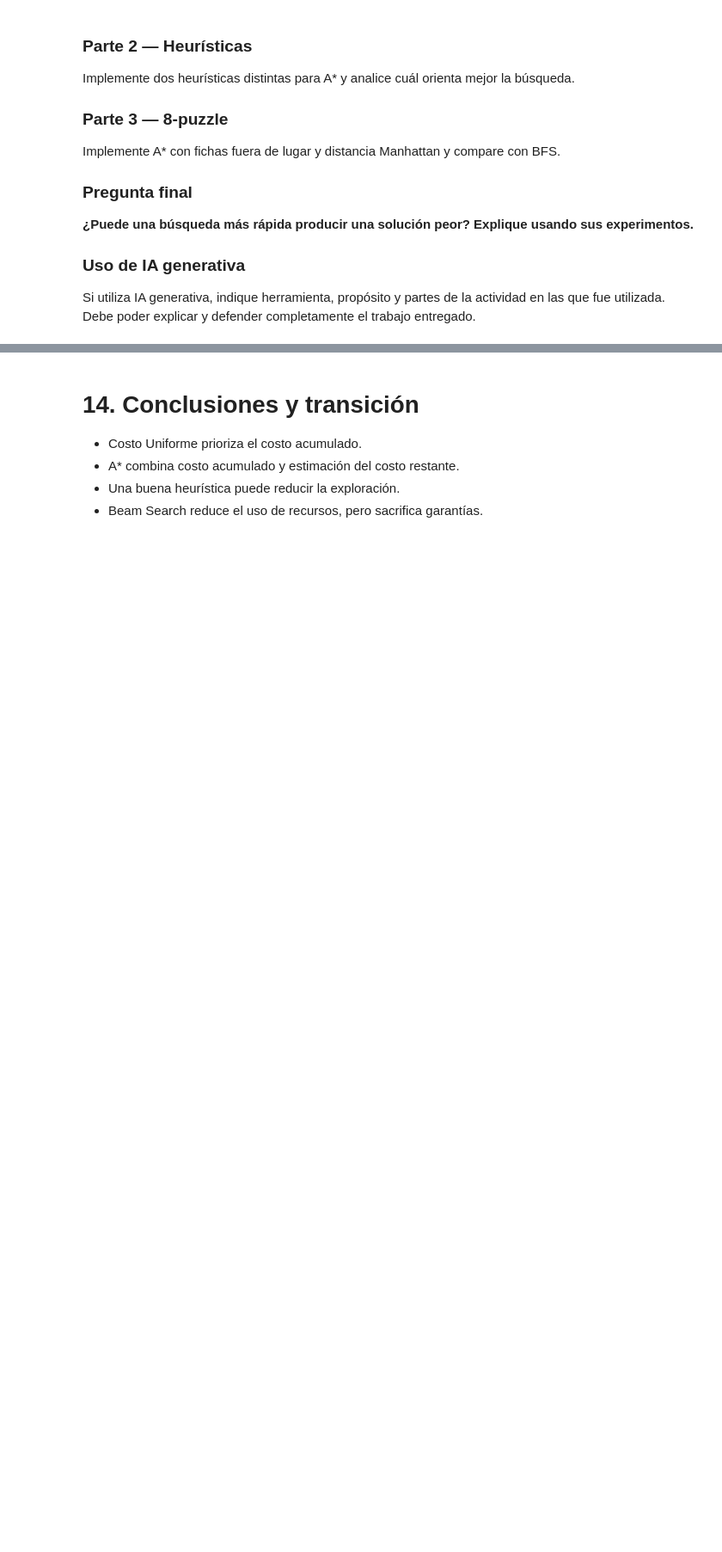
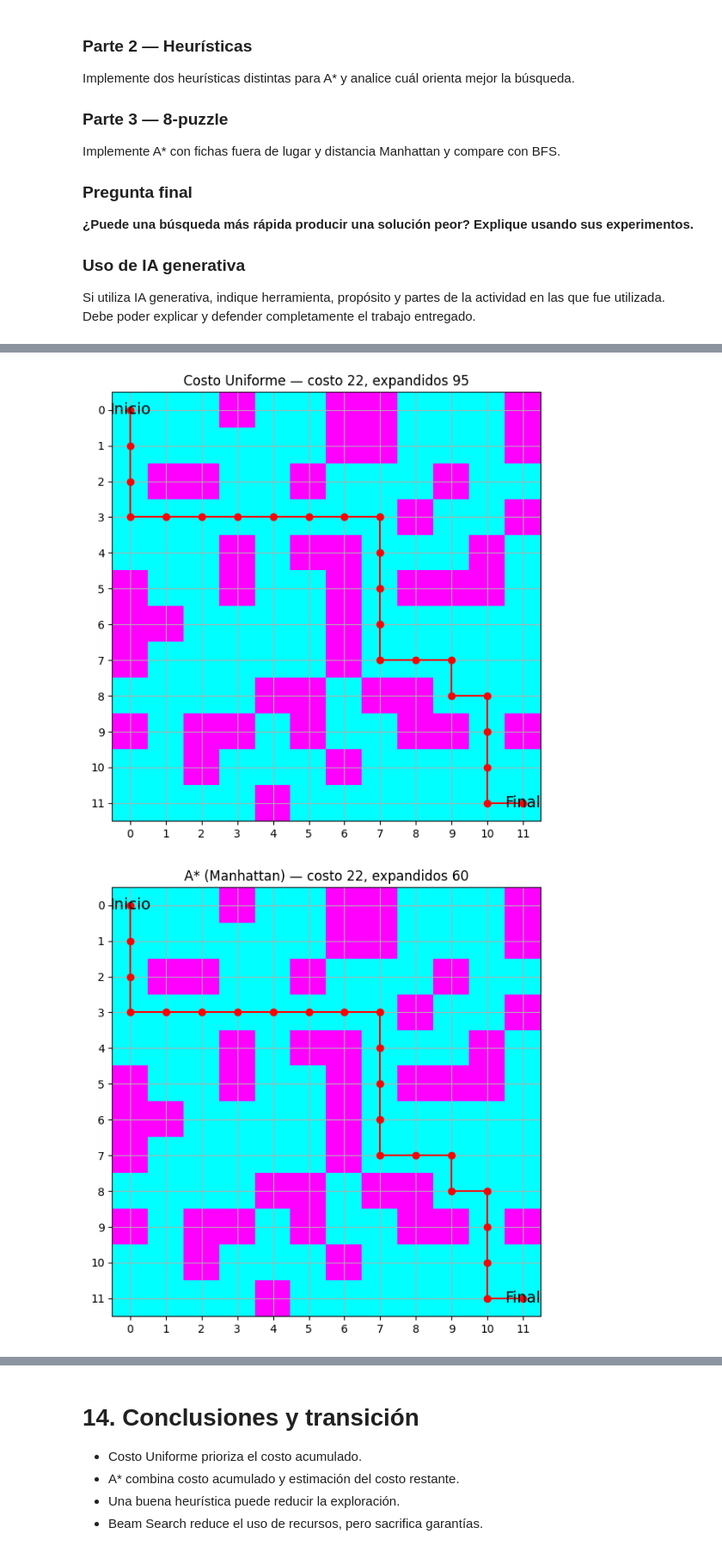
Before and after one commit to CamiOso/SistemasInteligentesIPrimerCorte, a Jupyter notebook: Resolucion_Problemas_Busqueda_Informada_CristianCamiloOsorioGranada.ipynb, the cells around one changed output, grey strips where cells are left out. Shown at 86% size. Drawn from its saved outputs; the diff is of its cells as text; code cells hidden in the pictures; blank space fills up the shorter version.

Commit message:
taller parte 1: cuadricula 12x12 con UCS, A* y Beam Search

```diff
--- a/Resolucion_Problemas_Busqueda_Informada_CristianCamiloOsorioGranada.ipynb
+++ b/Resolucion_Problemas_Busqueda_Informada_CristianCamiloOsorioGranada.ipynb
@@ -928,0 +934,30 @@ Si utiliza IA generativa, indique herramienta, propósito y partes de la activid
+# %%
+mapa12 = [
+    [0, 0, 0, 1, 0, 0, 1, 1, 0, 0, 0, 1],
+    [0, 0, 0, 0, 0, 0, 1, 1, 0, 0, 0, 1],
+    [0, 1, 1, 0, 0, 1, 0, 0, 0, 1, 0, 0],
+    [0, 0, 0, 0, 0, 0, 0, 0, 1, 0, 0, 1],
+    [0, 0, 0, 1, 0, 1, 1, 0, 0, 0, 1, 0],
+    [1, 0, 0, 1, 0, 0, 1, 0, 1, 1, 1, 0],
+    [1, 1, 0, 0, 0, 0, 1, 0, 0, 0, 0, 0],
+    [1, 0, 0, 0, 0, 0, 1, 0, 0, 0, 0, 0],
+    [0, 0, 0, 0, 1, 1, 0, 1, 1, 0, 0, 0],
+    [1, 0, 1, 1, 0, 1, 0, 0, 1, 1, 0, 1],
+    [0, 0, 1, 0, 0, 0, 1, 0, 0, 0, 0, 0],
+    [0, 0, 0, 0, 1, 0, 0, 0, 0, 0, 0, 0],
+]
+INICIO12, OBJETIVO12 = (0, 0), (11, 11)
+
+res12 = {
+    "Costo Uniforme": ucs_mapa(mapa12, INICIO12, OBJETIVO12),
+    "A* (Manhattan)": astar_mapa(mapa12, INICIO12, OBJETIVO12),
+}
+for k in [1, 2, 4, 8]:
+    res12[f"Beam k={k}"] = beam_search_mapa(mapa12, INICIO12, OBJETIVO12, beam_width=k)
+
+print(f"{'Algoritmo':<18}{'¿Encontró?':>11}{'Costo':>7}{'Expandidos':>12}")
+for nombre, r in res12.items():
+    if r is None:
+        print(f"{nombre:<18}{'No':>11}{'-':>7}{'-':>12}")
+    else:
+        print(f"{nombre:<18}{'Sí':>11}{r['costo']:>7}{r['expandidos']:>12}")
@@ -928,0 +972,7 @@ Si utiliza IA generativa, indique herramienta, propósito y partes de la activid
+# %%
+for nombre in ["Costo Uniforme", "A* (Manhattan)", "Beam k=2", "Beam k=8"]:
+    r = res12[nombre]
+    mostrar_mapa(mapa12, r["camino"], INICIO12, OBJETIVO12, f"{nombre} — costo {r['costo']}, expandidos {r['expandidos']}")
+# %% [output]
+[figure, added]
+[figure, added]
```
Also changed, not shown: parts of 4 cells of this notebook.
